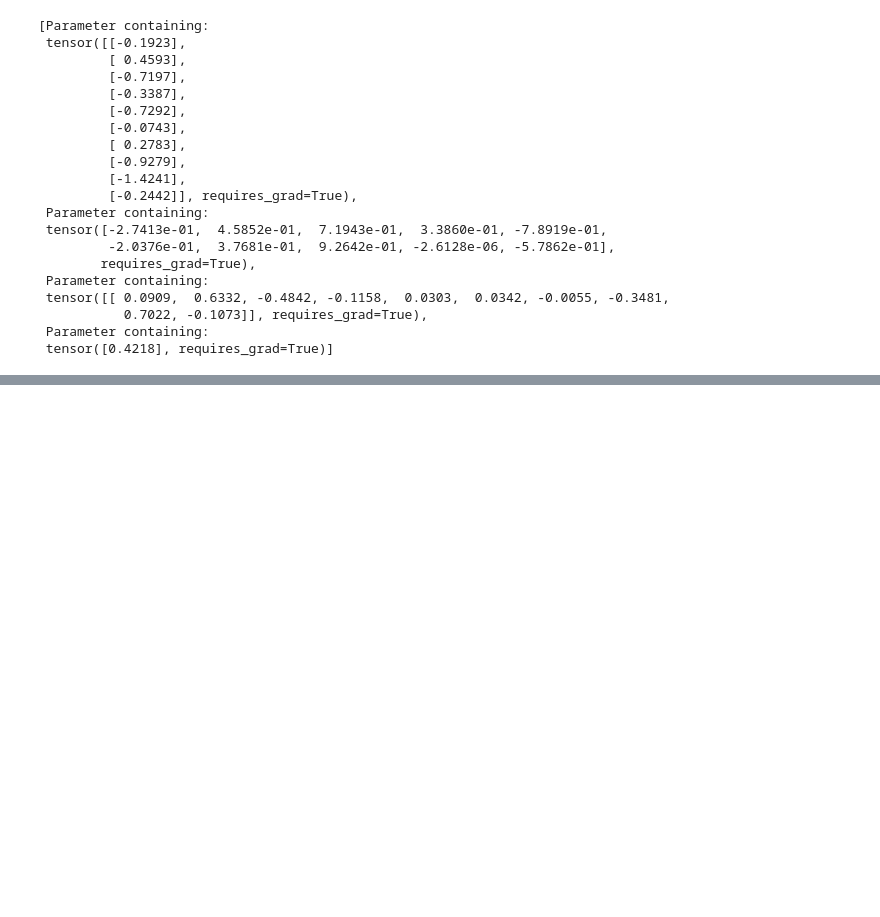
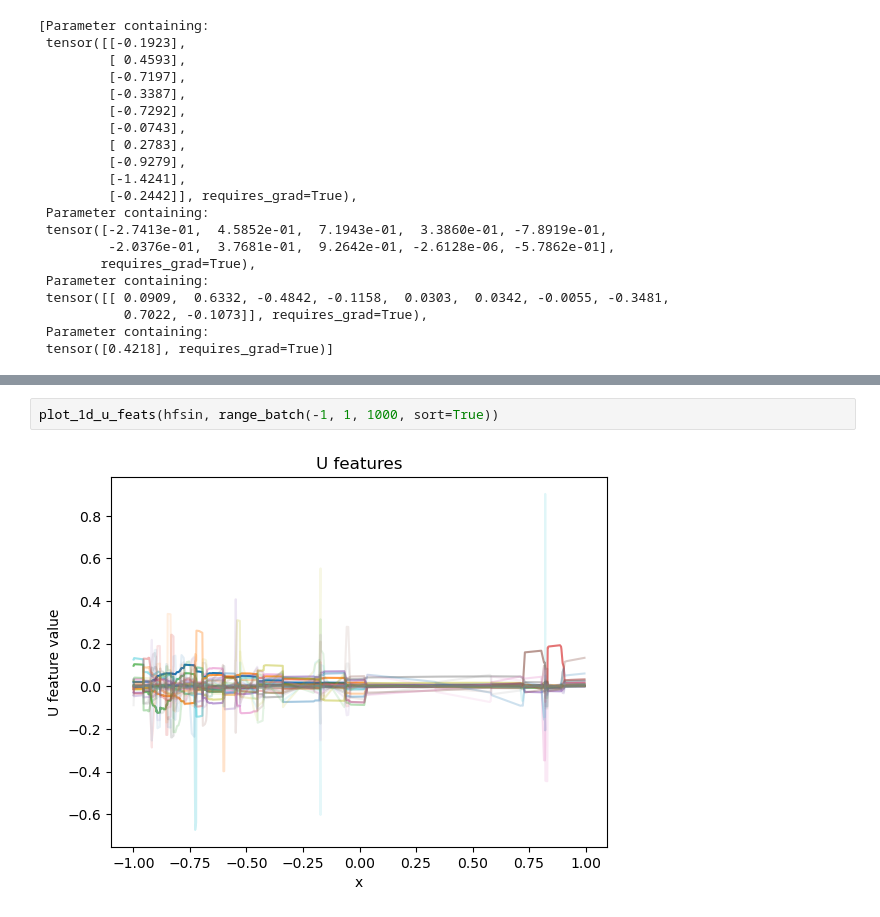
Before and after one commit to LRudL/dots, a Jupyter notebook: notebooks/model_explorer.ipynb, the cells around one changed output, grey strips where cells are left out. Saved outputs shown, nothing was run; the diff lists cells and outputs as text; blank space fills up the shorter version.

```diff
--- a/notebooks/model_explorer.ipynb
+++ b/notebooks/model_explorer.ipynb
@@ -69,0 +95,4 @@ plot_1d_fn(good_relu, -1, 1, 1000)
+# %%
+plot_1d_u_feats(hfsin, range_batch(-1, 1, 1000, sort=True))
+# %% [output]
+[figure, added]
```
Also changed, not shown: parts of 10 cells of this notebook, 5 other files.
